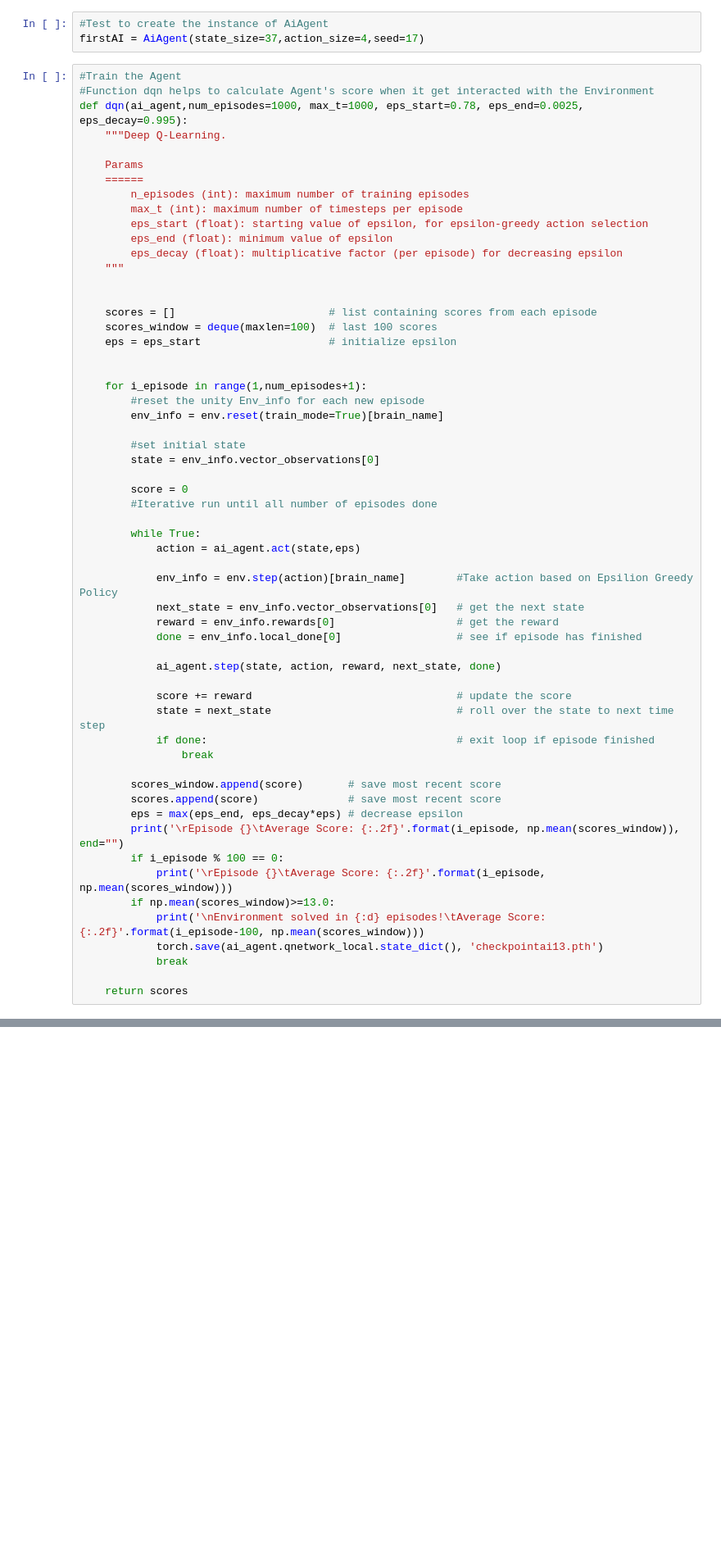
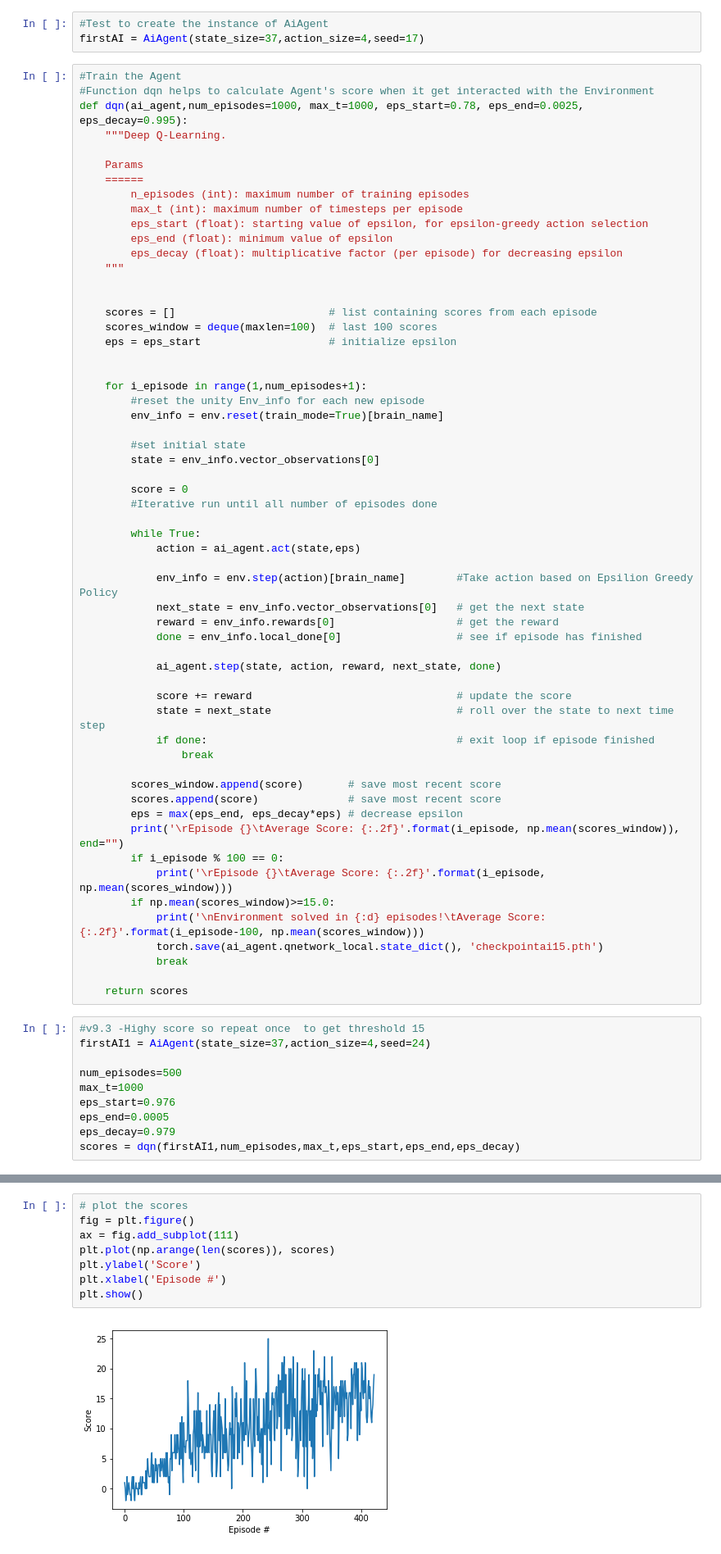
Before and after one commit to SENC/AINavigator, a Jupyter notebook: TrainingCode/AI_DeepQ_Navigator_Solution.ipynb, the cells around one changed output, grey strips where cells are left out. Shown at 82% size. Saved outputs shown, nothing was run; the diff lists cells and outputs as text; blank space fills up the shorter version.

Commit message:
Update AI_DeepQ_Navigator_Solution.ipynb
Ready for Project submission.
Just single episode - Agent scored 20

```diff
--- a/TrainingCode/AI_DeepQ_Navigator_Solution.ipynb
+++ b/TrainingCode/AI_DeepQ_Navigator_Solution.ipynb
@@ -176,9 +176,19 @@ def dqn(ai_agent,num_episodes=1000, max_t=1000, eps_start=0.78, eps_end=0.0025,
         print('\rEpisode {}\tAverage Score: {:.2f}'.format(i_episode, np.mean(scores_window)), end="")
         if i_episode % 100 == 0:
             print('\rEpisode {}\tAverage Score: {:.2f}'.format(i_episode, np.mean(scores_window)))
-        if np.mean(scores_window)>=13.0:
+        if np.mean(scores_window)>=15.0:
             print('\nEnvironment solved in {:d} episodes!\tAverage Score: {:.2f}'.format(i_episode-100, np.mean(scores_window)))
-            torch.save(ai_agent.qnetwork_local.state_dict(), 'checkpointai13.pth')
+            torch.save(ai_agent.qnetwork_local.state_dict(), 'checkpointai15.pth')
             break
 
     return scores
+# %%
+#v9.3 -Highy score so repeat once  to get threshold 15
+firstAI1 = AiAgent(state_size=37,action_size=4,seed=24)
+
+num_episodes=500
+max_t=1000
+eps_start=0.976
+eps_end=0.0005
+eps_decay=0.979
+scores = dqn(firstAI1,num_episodes,max_t,eps_start,eps_end,eps_decay)
@@ -184,0 +202,10 @@ def dqn(ai_agent,num_episodes=1000, max_t=1000, eps_start=0.78, eps_end=0.0025,
+# %%
+# plot the scores
+fig = plt.figure()
+ax = fig.add_subplot(111)
+plt.plot(np.arange(len(scores)), scores)
+plt.ylabel('Score')
+plt.xlabel('Episode #')
+plt.show()
+# %% [output]
+[figure, added]
```
Also changed, not shown: parts of 9 cells of this notebook.
